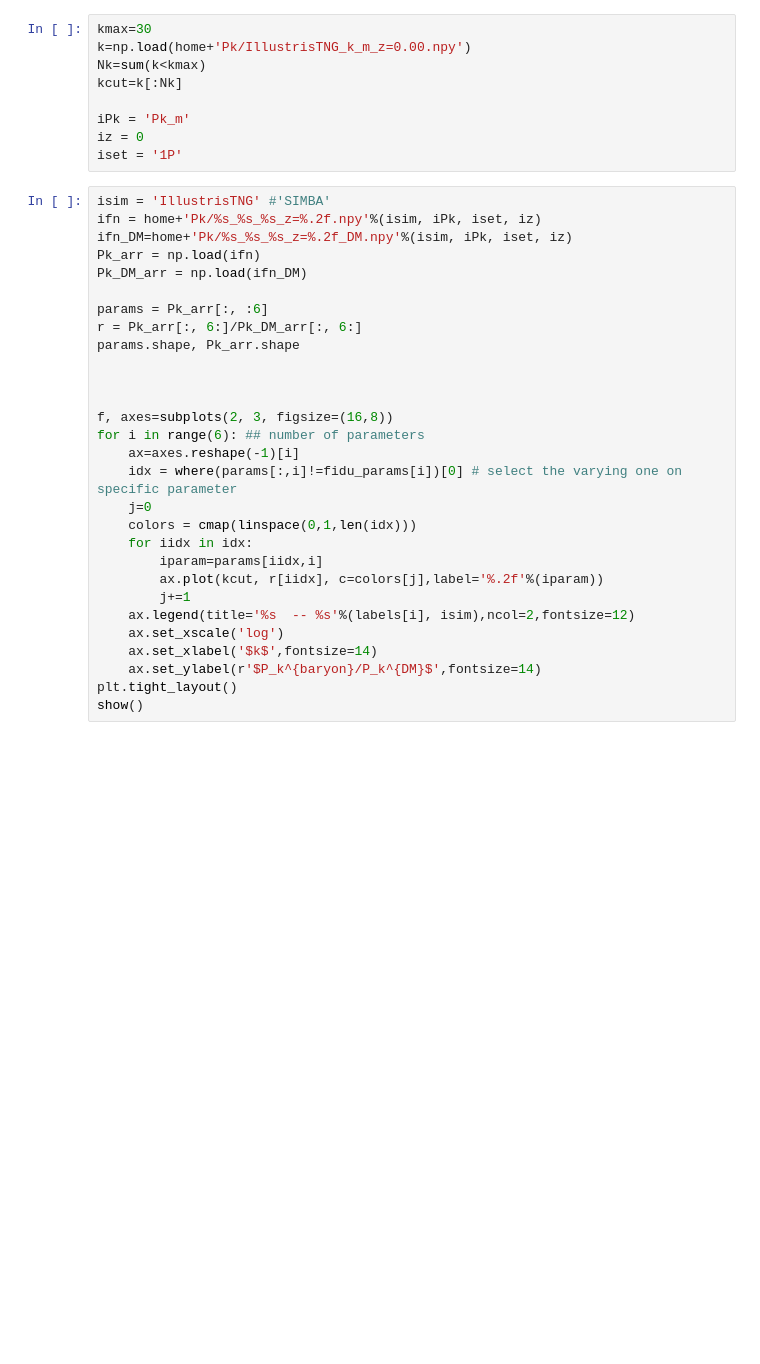
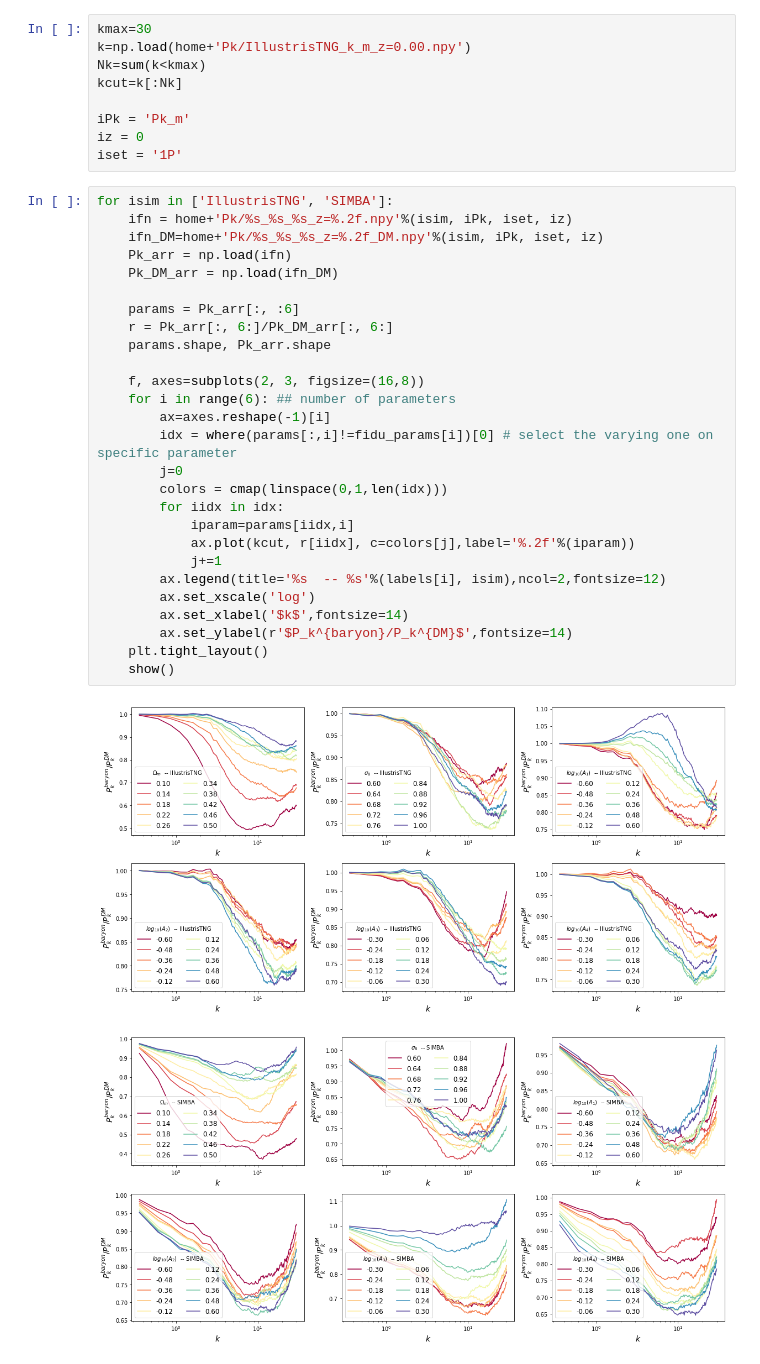
Before and after one commit to liuxx479/cosmo_dep_feedback, a Jupyter notebook: Pk_1P.ipynb, the cells around one changed output. Drawn from its saved outputs; the diff is of its cells as text; blank space fills up the shorter version.

```diff
--- a/Pk_1P.ipynb
+++ b/Pk_1P.ipynb
@@ -35,31 +35,32 @@ iPk = 'Pk_m'
 iz = 0
 iset = '1P'
 # %%
-isim = 'IllustrisTNG' #'SIMBA'
-ifn = home+'Pk/%s_%s_%s_z=%.2f.npy'%(isim, iPk, iset, iz)
-ifn_DM=home+'Pk/%s_%s_%s_z=%.2f_DM.npy'%(isim, iPk, iset, iz)
-Pk_arr = np.load(ifn)
-Pk_DM_arr = np.load(ifn_DM)
+for isim in ['IllustrisTNG', 'SIMBA']:
+    ifn = home+'Pk/%s_%s_%s_z=%.2f.npy'%(isim, iPk, iset, iz)
+    ifn_DM=home+'Pk/%s_%s_%s_z=%.2f_DM.npy'%(isim, iPk, iset, iz)
+    Pk_arr = np.load(ifn)
+    Pk_DM_arr = np.load(ifn_DM)
 
-params = Pk_arr[:, :6]
-r = Pk_arr[:, 6:]/Pk_DM_arr[:, 6:]
-params.shape, Pk_arr.shape
+    params = Pk_arr[:, :6]
+    r = Pk_arr[:, 6:]/Pk_DM_arr[:, 6:]
+    params.shape, Pk_arr.shape
 
-
-
-f, axes=subplots(2, 3, figsize=(16,8))
-for i in range(6): ## number of parameters
-    ax=axes.reshape(-1)[i]
-    idx = where(params[:,i]!=fidu_params[i])[0] # select the varying one on specific parameter
-    j=0
-    colors = cmap(linspace(0,1,len(idx)))
-    for iidx in idx:
-        iparam=params[iidx,i]
-        ax.plot(kcut, r[iidx], c=colors[j],label='%.2f'%(iparam))
-        j+=1
-    ax.legend(title='%s  -- %s'%(labels[i], isim),ncol=2,fontsize=12)
-    ax.set_xscale('log')
-    ax.set_xlabel('$k$',fontsize=14)
-    ax.set_ylabel(r'$P_k^{baryon}/P_k^{DM}$',fontsize=14)
-plt.tight_layout()
-show()
+    f, axes=subplots(2, 3, figsize=(16,8))
+    for i in range(6): ## number of parameters
+        ax=axes.reshape(-1)[i]
+        idx = where(params[:,i]!=fidu_params[i])[0] # select the varying one on specific parameter
+        j=0
+        colors = cmap(linspace(0,1,len(idx)))
+        for iidx in idx:
+            iparam=params[iidx,i]
+            ax.plot(kcut, r[iidx], c=colors[j],label='%.2f'%(iparam))
+            j+=1
+        ax.legend(title='%s  -- %s'%(labels[i], isim),ncol=2,fontsize=12)
+        ax.set_xscale('log')
+        ax.set_xlabel('$k$',fontsize=14)
+        ax.set_ylabel(r'$P_k^{baryon}/P_k^{DM}$',fontsize=14)
+    plt.tight_layout()
+    show()
+# %% [output]
+[figure, added]
+[figure, added]
```
Also changed, not shown: parts of 1 cell of this notebook, 49 other files.
